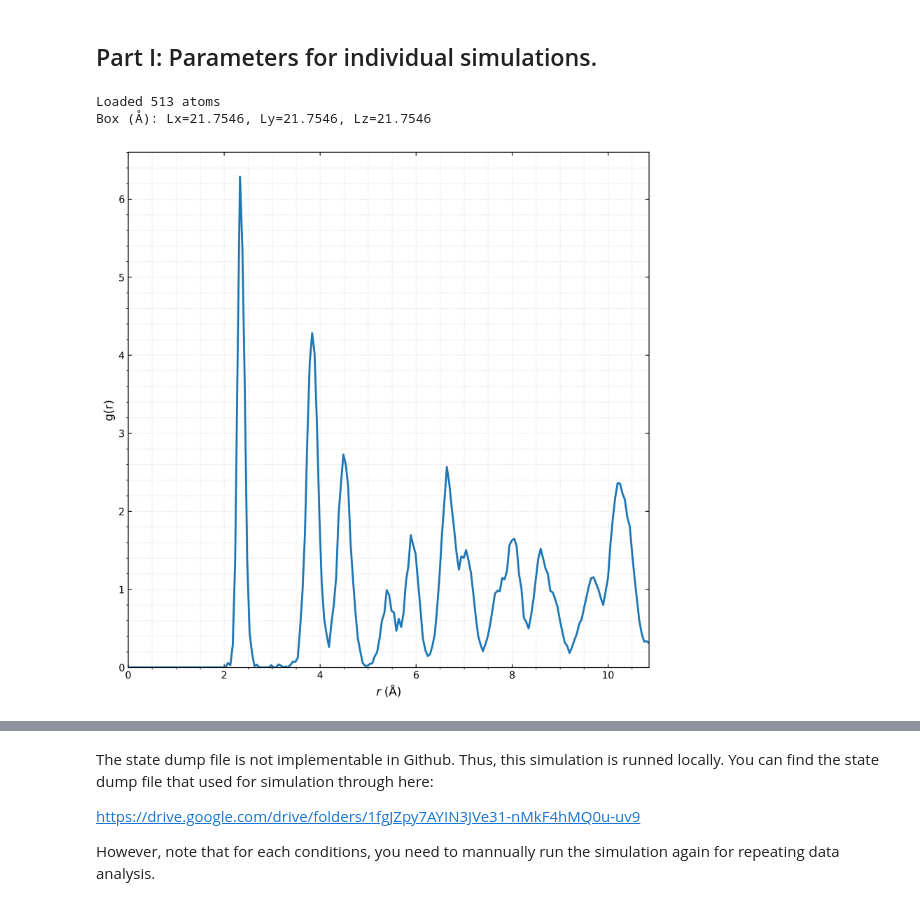
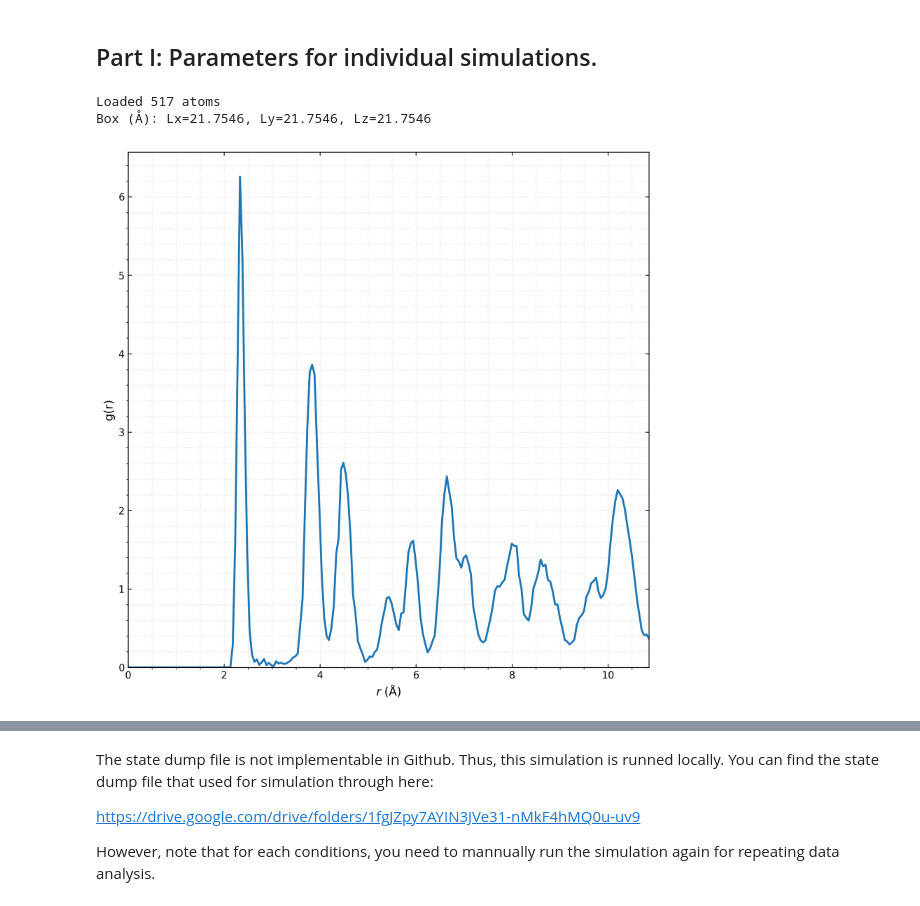
Before and after one commit to lukam2Ilinois/MSE485-Group-2, a Jupyter notebook: MSE 485 Data Analysis.ipynb, the cells around one changed output, grey strips where cells are left out. Drawn from its saved outputs; the diff is of its cells as text; code cells hidden in the pictures.

```diff
--- a/MSE 485 Data Analysis.ipynb
+++ b/MSE 485 Data Analysis.ipynb
@@ -102,39 +102,39 @@ def compute_pair_correlation(positions, box, dr = 0.05, r_max = None):
     r_centers = 0.5 * (edges[: -1] + edges[1 :])
     return r_centers, g_r
 
-def plot_helper(r, g_r, outfile = "700 K 1 Interstitial/Pair_Correlation.png"):
+def plot_helper(r, g_r, outfile = "700 K 5 Interstitial/Pair_Correlation.png"):
     fig, ax = plt.subplots(figsize = (8, 8), dpi = 300)
     ax.plot(r, g_r, linewidth = 2.0)
     ax.set_xlabel(r"$r \; (\mathrm{\AA})$", fontsize = 12)
     ax.set_ylabel(r"g(r)", fontsize = 12)
     #May change the title based on the simulation conditions.
     ax.set_xlim(0, r.max())
     ax.set_ylim(bottom = 0)
     ax.grid(True, which = "both", linestyle = ":", alpha = 0.4)
     ax.tick_params(direction = "in", top = True, right = True)
     ax.xaxis.set_minor_locator(AutoMinorLocator())
     ax.yaxis.set_minor_locator(AutoMinorLocator())
     fig.tight_layout()
     fig.savefig(outfile, dpi = 300)
     plt.show()
 
 def main():
     #Double check your files!
-    data_file = "700 K 1 Interstitial/FINAL_STRUCTURE"
+    data_file = "700 K 5 Interstitial/FINAL_STRUCTURE"
     positions, box = read_lammps_atomic_structure(data_file)
     print(f"Loaded {positions.shape[0]} atoms")
     print(f"Box (Å): Lx={box[0]:.4f}, Ly={box[1]:.4f}, Lz={box[2]:.4f}")
     dr = 0.05
     r, g_r = compute_pair_correlation(positions, box, dr = dr)
-    np.savetxt("700 K 1 Interstitial/gr.dat", np.column_stack((r, g_r)), header="r(Å)   g(r)   (FINAL_STRUCTURE)")
+    np.savetxt("700 K 5 Interstitial/gr.dat", np.column_stack((r, g_r)), header="r(Å)   g(r)   (FINAL_STRUCTURE)")
     plot_helper(r, g_r)
 
 if __name__ == "__main__":
     main()
 # %% [output]
-Loaded 513 atoms
+Loaded 517 atoms
 Box (Å): Lx=21.7546, Ly=21.7546, Lz=21.7546
-[figure, old version]
+[figure, new version]
 # %%
 #Structural Factor S(K).
 def legal_kvecs(maxn, L):
```
Also changed, not shown: parts of 1 cell of this notebook, 4 other files.
